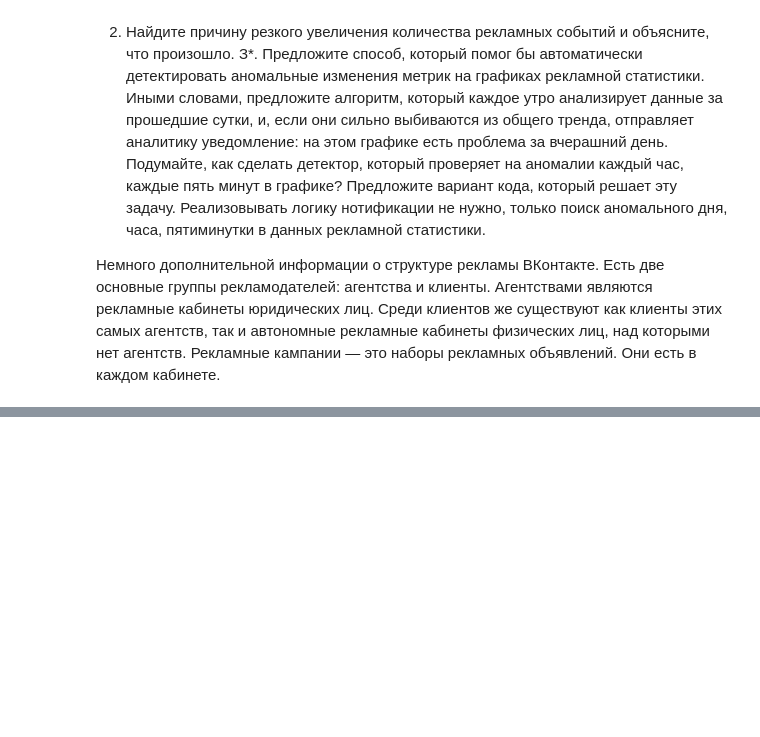
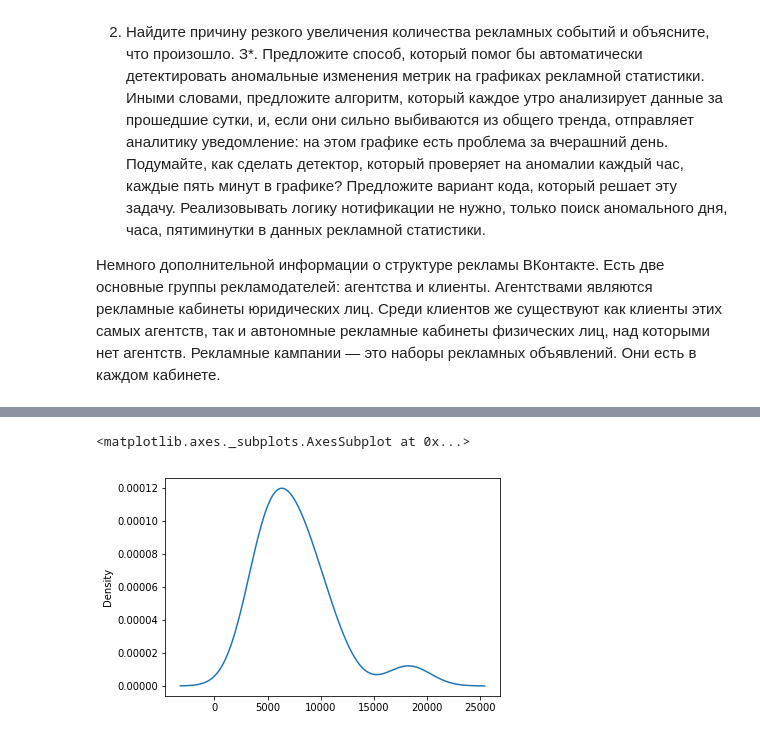
Before and after one commit to itslarin/ads, a Jupyter notebook: Ads.ipynb, the cells around one changed output, grey strips where cells are left out. Saved outputs shown, nothing was run; the diff lists cells and outputs as text; code cells hidden in the pictures; blank space fills up the shorter version.

```diff
--- a/Ads.ipynb
+++ b/Ads.ipynb
@@ -54,0 +83,5 @@ df.plot(x='date',y=)
+# %%
+df2.plot(kind='kde')
+# %% [output]
+<matplotlib.axes._subplots.AxesSubplot at 0x...>
+[figure, added]
```
Also changed, not shown: parts of 7 cells of this notebook, 1 other file.
